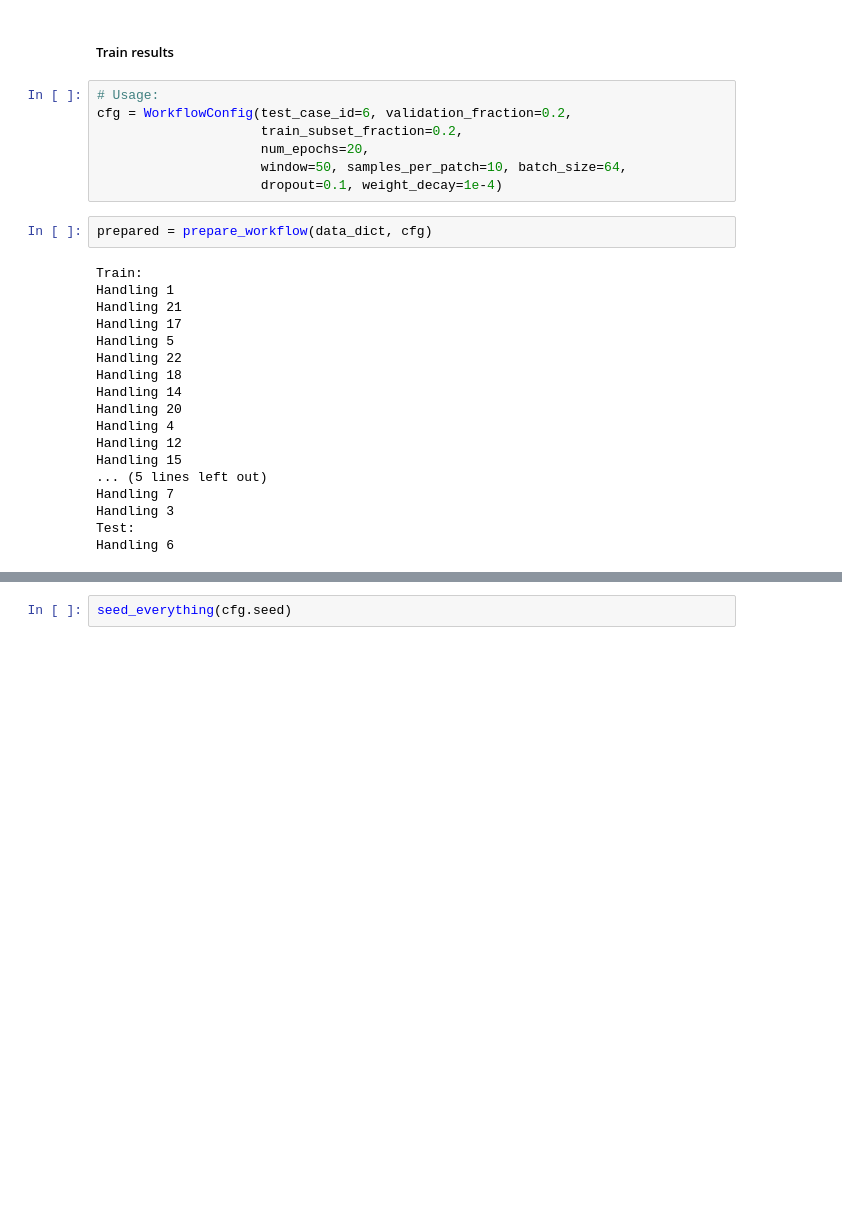
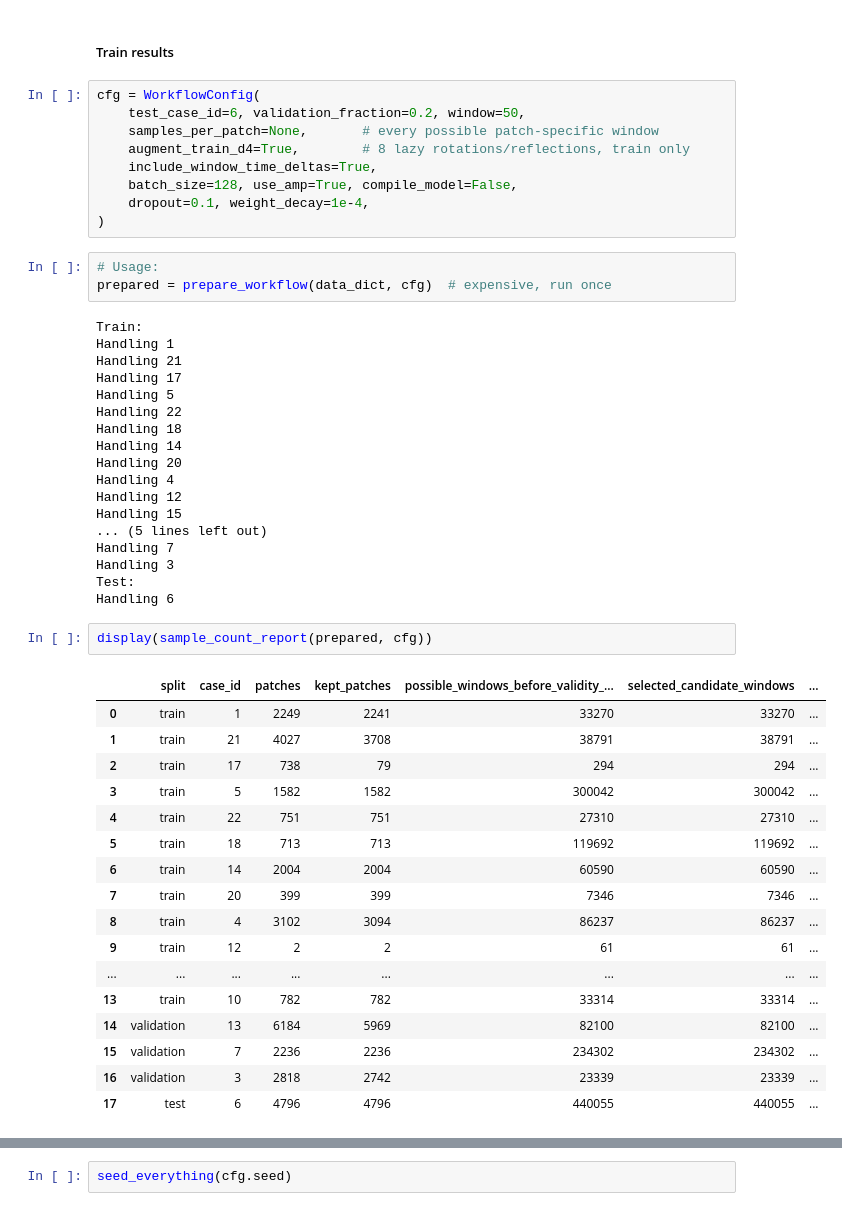
Before and after one commit to thomaslu678/Praxis-Lab-25-26, a Jupyter notebook: clean/16_VIT_No_Test.ipynb, the cells around one changed output, grey strips where cells are left out. Cells and saved outputs as stored; diff of their text form; blank space fills up the shorter version.

```diff
--- a/clean/16_VIT_No_Test.ipynb
+++ b/clean/16_VIT_No_Test.ipynb
@@ -1439,14 +1773,17 @@ def run_training(data_dict=None, cfg: WorkflowConfig = WorkflowConfig(),
 # %% [markdown]
 ##### Train results
 # %%
-# Usage:
-cfg = WorkflowConfig(test_case_id=6, validation_fraction=0.2,
-                     train_subset_fraction=0.2,
-                     num_epochs=20,
-                     window=50, samples_per_patch=10, batch_size=64,
-                     dropout=0.1, weight_decay=1e-4)
+cfg = WorkflowConfig(
+    test_case_id=6, validation_fraction=0.2, window=50,
+    samples_per_patch=None,       # every possible patch-specific window
+    augment_train_d4=True,        # 8 lazy rotations/reflections, train only
+    include_window_time_deltas=True,
+    batch_size=128, use_amp=True, compile_model=False,
+    dropout=0.1, weight_decay=1e-4,
+)
 # %%
-prepared = prepare_workflow(data_dict, cfg)
+# Usage:
+prepared = prepare_workflow(data_dict, cfg)  # expensive, run once
 # %% [output]
 Train:
 Handling 1
@@ -1465,3 +1802,23 @@ Handling 7
 Handling 3
 Test:
 Handling 6
+# %%
+display(sample_count_report(prepared, cfg))
+# %% [output]
+|  | split | case_id | patches | kept_patches | possible_windows_before_validity_... | selected_candidate_windows | ... |
+| 0 | train | 1 | 2249 | 2241 | 33270 | 33270 | ... |
+| 1 | train | 21 | 4027 | 3708 | 38791 | 38791 | ... |
+| 2 | train | 17 | 738 | 79 | 294 | 294 | ... |
+| 3 | train | 5 | 1582 | 1582 | 300042 | 300042 | ... |
+| 4 | train | 22 | 751 | 751 | 27310 | 27310 | ... |
+| 5 | train | 18 | 713 | 713 | 119692 | 119692 | ... |
+| 6 | train | 14 | 2004 | 2004 | 60590 | 60590 | ... |
+| 7 | train | 20 | 399 | 399 | 7346 | 7346 | ... |
+| 8 | train | 4 | 3102 | 3094 | 86237 | 86237 | ... |
+| 9 | train | 12 | 2 | 2 | 61 | 61 | ... |
+| ... | ... | ... | ... | ... | ... | ... | ... |
+| 13 | train | 10 | 782 | 782 | 33314 | 33314 | ... |
+| 14 | validation | 13 | 6184 | 5969 | 82100 | 82100 | ... |
+| 15 | validation | 7 | 2236 | 2236 | 234302 | 234302 | ... |
+| 16 | validation | 3 | 2818 | 2742 | 23339 | 23339 | ... |
+| 17 | test | 6 | 4796 | 4796 | 440055 | 440055 | ... |
```
Also changed, not shown: parts of 10 cells of this notebook.
